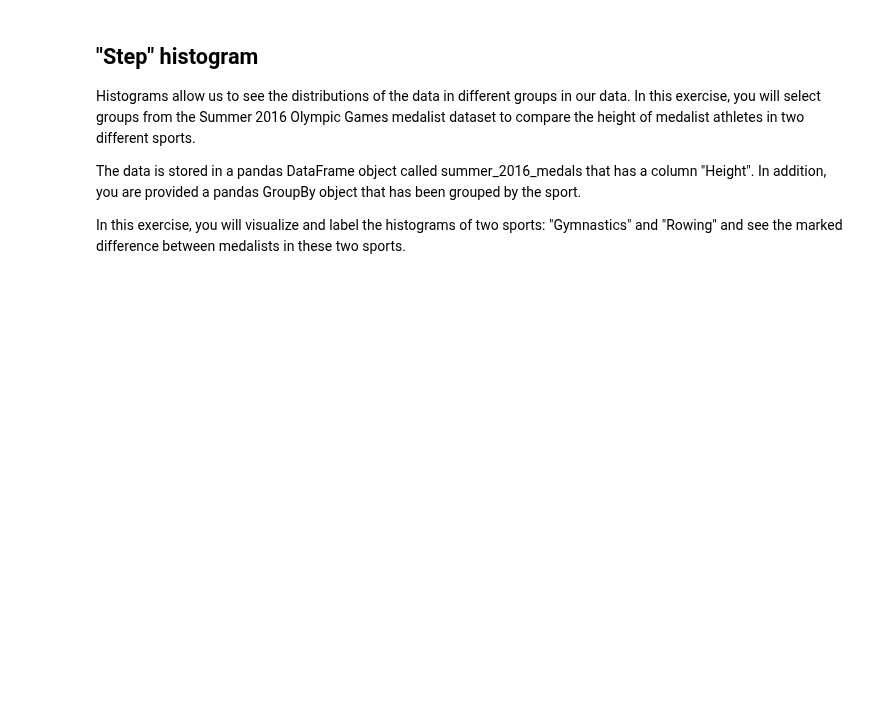
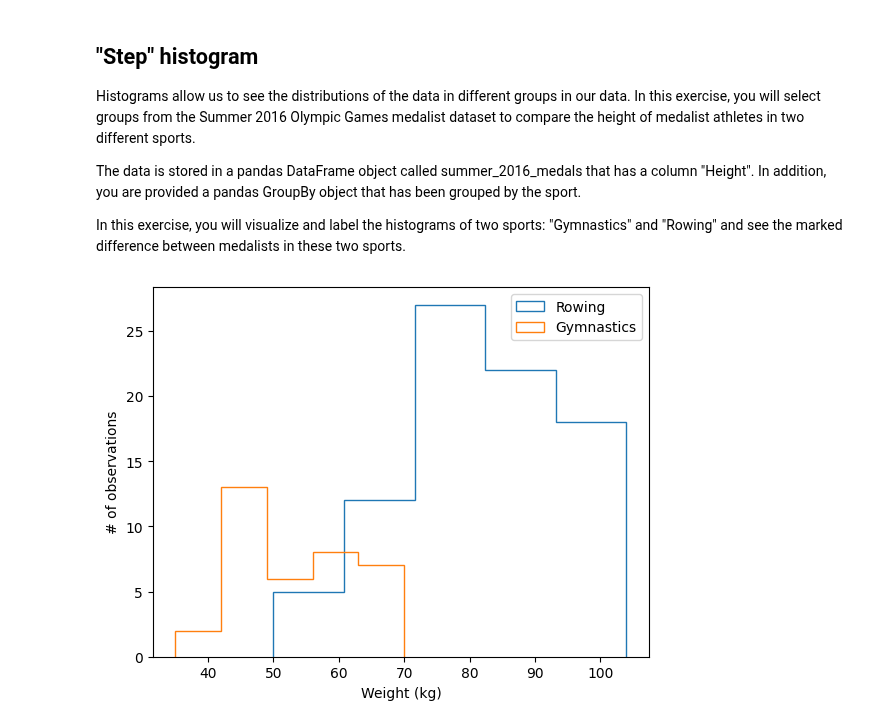
Before and after one commit to Emigbanam/Data-Analysis-Practice, a Jupyter notebook: Data Visualization With Python (Matplotlib).ipynb, the cells around one changed output. Saved outputs shown, nothing was run; the diff lists cells and outputs as text; code cells hidden in the pictures; blank space fills up the shorter version.

```diff
--- a/Data Visualization With Python (Matplotlib).ipynb
+++ b/Data Visualization With Python (Matplotlib).ipynb
@@ -488,3 +488,19 @@ Histograms allow us to see the distributions of the data in different groups in
 The data is stored in a pandas DataFrame object called summer_2016_medals that has a column "Height". In addition, you are provided a pandas GroupBy object that has been grouped by the sport.
 
 In this exercise, you will visualize and label the histograms of two sports: "Gymnastics" and "Rowing" and see the marked difference between medalists in these two sports.
+# %%
+#1. Use the hist method to display a histogram of the "Weight" column from the mens_rowing DataFrame, label this as "Rowing".
+fig, ax = plt.subplots()
+ax.hist(rowing['Weight'], label='Rowing', histtype = 'step', bins=5)
+
+#2. Use hist to display a histogram of the "Weight" column from the mens_gymnastics DataFrame, and label this as "Gymnastics".
+ax.hist(gymnastics['Weight'], label='Gymnastics', histtype = 'step', bins=5)
+#3. For both histograms, use the histtype argument to visualize the data using the 'step' type and set the number of bins to use to 5.
+
+ax.set_xlabel("Weight (kg)")
+ax.set_ylabel("# of observations")
+
+#4. Add a legend to the figure, before it is displayed.
+ax.legend();
+# %% [output]
+[figure, added]
```
